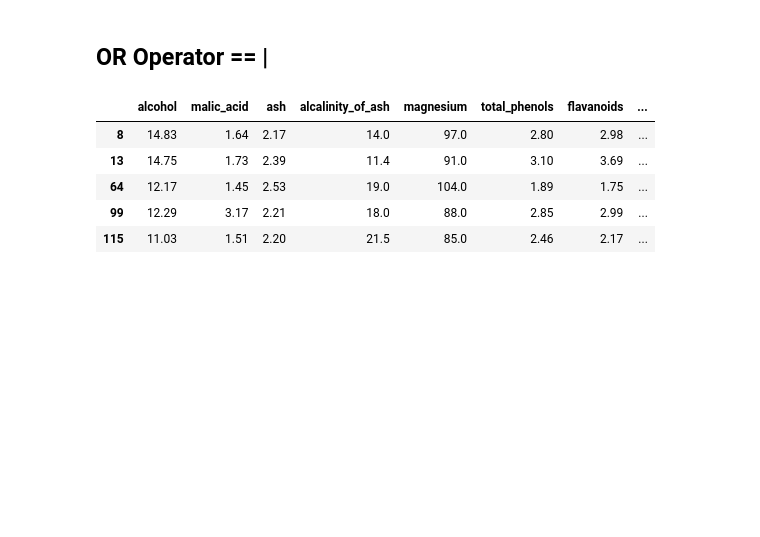
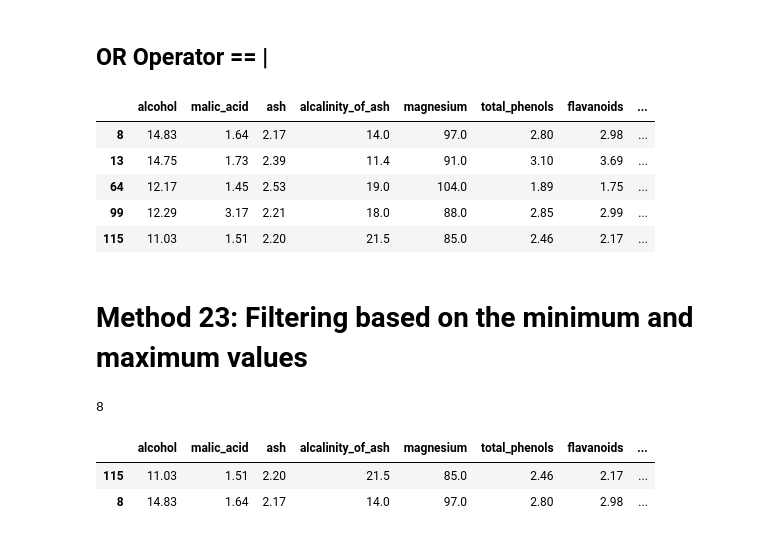
Before and after one commit to moesteelo/Subsetting-a-Pandas-DataFrame, a Jupyter notebook: Subsetting-Pandas-DataFrame.ipynb, the cells around one changed output. Saved outputs shown, nothing was run; the diff lists cells and outputs as text; code cells hidden in the pictures; blank space fills up the shorter version.

```diff
--- a/Subsetting-Pandas-DataFrame.ipynb
+++ b/Subsetting-Pandas-DataFrame.ipynb
@@ -458,3 +458,17 @@ df[(df['alcohol'] > 14.5) | (df['hue'] > 1.4)]
 | 64 | 12.17 | 1.45 | 2.53 | 19.0 | 104.0 | 1.89 | 1.75 | ... |
 | 99 | 12.29 | 3.17 | 2.21 | 18.0 | 88.0 | 2.85 | 2.99 | ... |
 | 115 | 11.03 | 1.51 | 2.20 | 21.5 | 85.0 | 2.46 | 2.17 | ... |
+# %% [markdown]
+# Method 23: Filtering based on the minimum and maximum values
+# %%
+df['alcohol'].idxmin() # Min value index
+df['alcohol'].idxmax() # Max value index
+# %% [output]
+8
+# %%
+df.iloc[[df['alcohol'].idxmin(),
+         df['alcohol'].idxmax()]]
+# %% [output]
+|  | alcohol | malic_acid | ash | alcalinity_of_ash | magnesium | total_phenols | flavanoids | ... |
+| 115 | 11.03 | 1.51 | 2.20 | 21.5 | 85.0 | 2.46 | 2.17 | ... |
+| 8 | 14.83 | 1.64 | 2.17 | 14.0 | 97.0 | 2.80 | 2.98 | ... |
```
Also changed, not shown: 3 other files.
